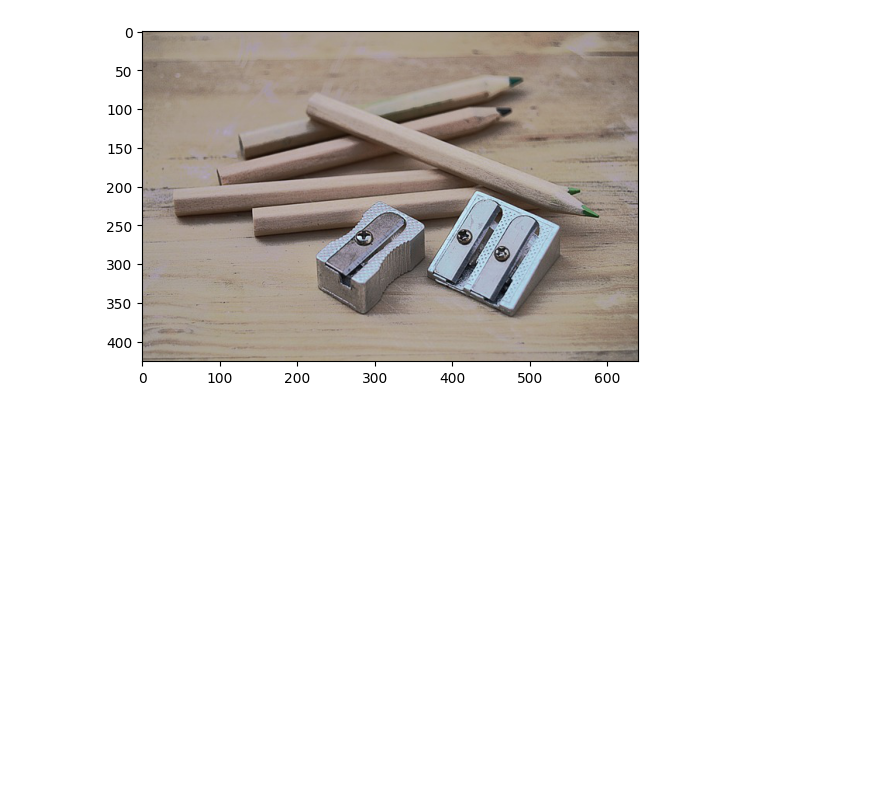
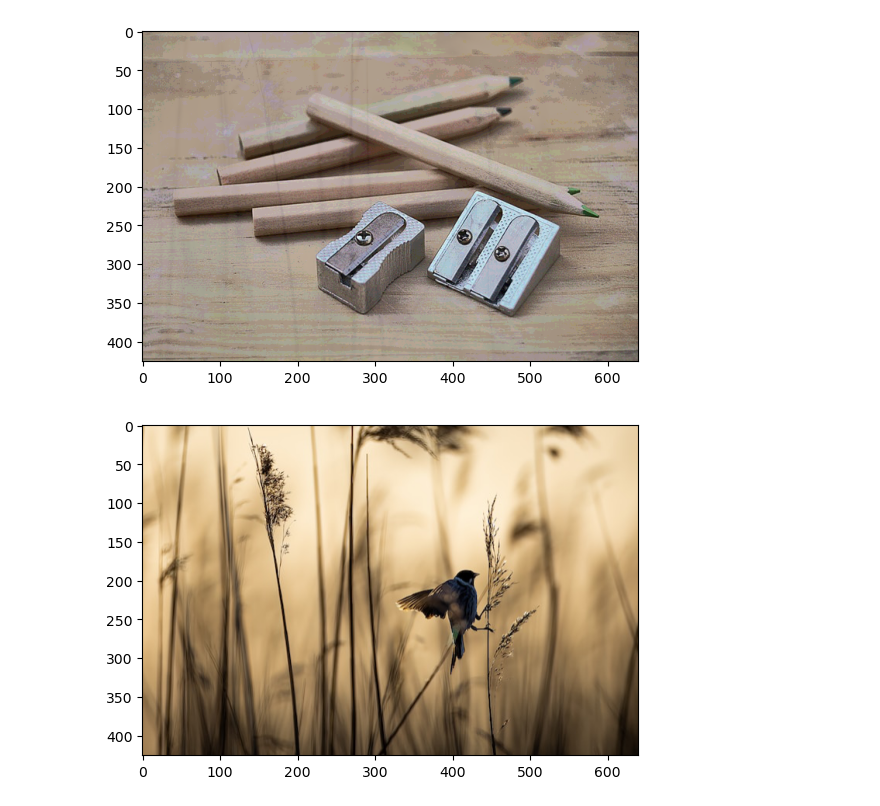
Before and after one commit to maximepasquier/Image_Steganography, a Jupyter notebook: src/analyses.ipynb, the cells around one changed output. Saved outputs shown, nothing was run; the diff lists cells and outputs as text; code cells hidden in the pictures; blank space fills up the shorter version.

```diff
--- a/src/analyses.ipynb
+++ b/src/analyses.ipynb
@@ -23,3 +37,11 @@ plt.imshow(img_e_LSB_rgb)
 plt.show()
 # %% [output]
 [figure]
+# %%
+secret = cv2.imread(os.path.abspath("../Images/secret.png"),1)
+secret = cv2.cvtColor(secret, cv2.COLOR_BGR2RGB)
+plt.figure()
+plt.imshow(secret)
+plt.show()
+# %% [output]
+[figure, added]
```
Also changed, not shown: parts of 6 cells of this notebook, 4 other files.
